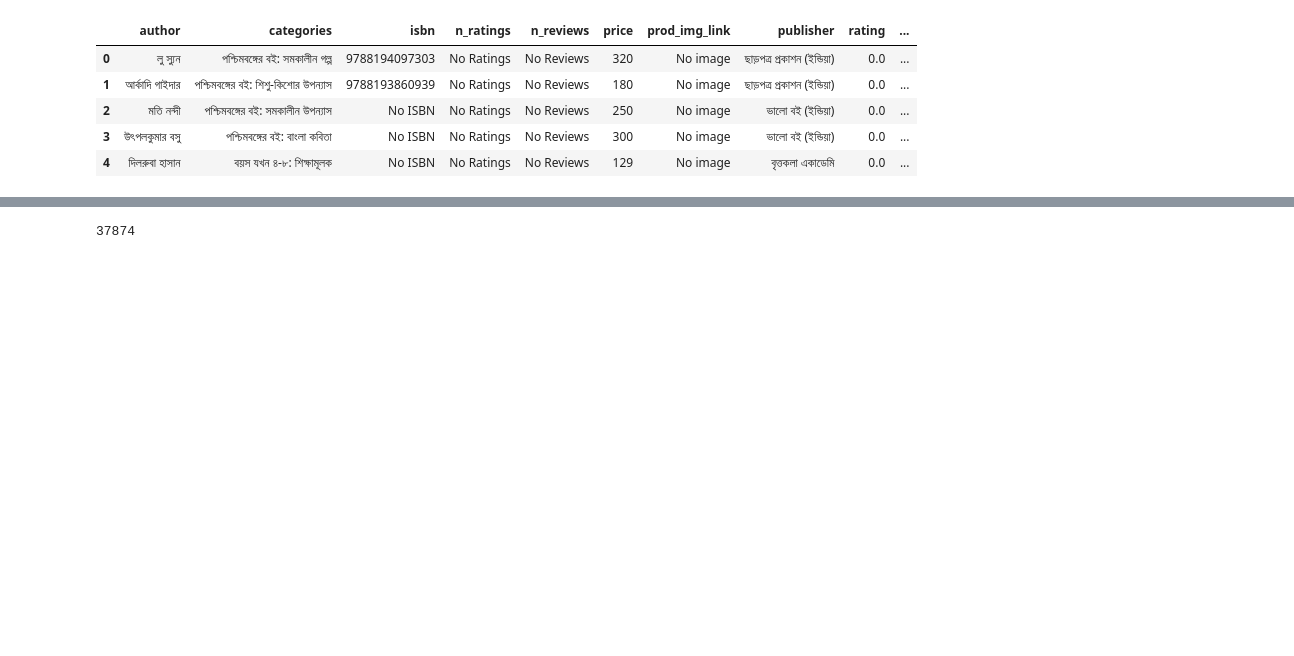
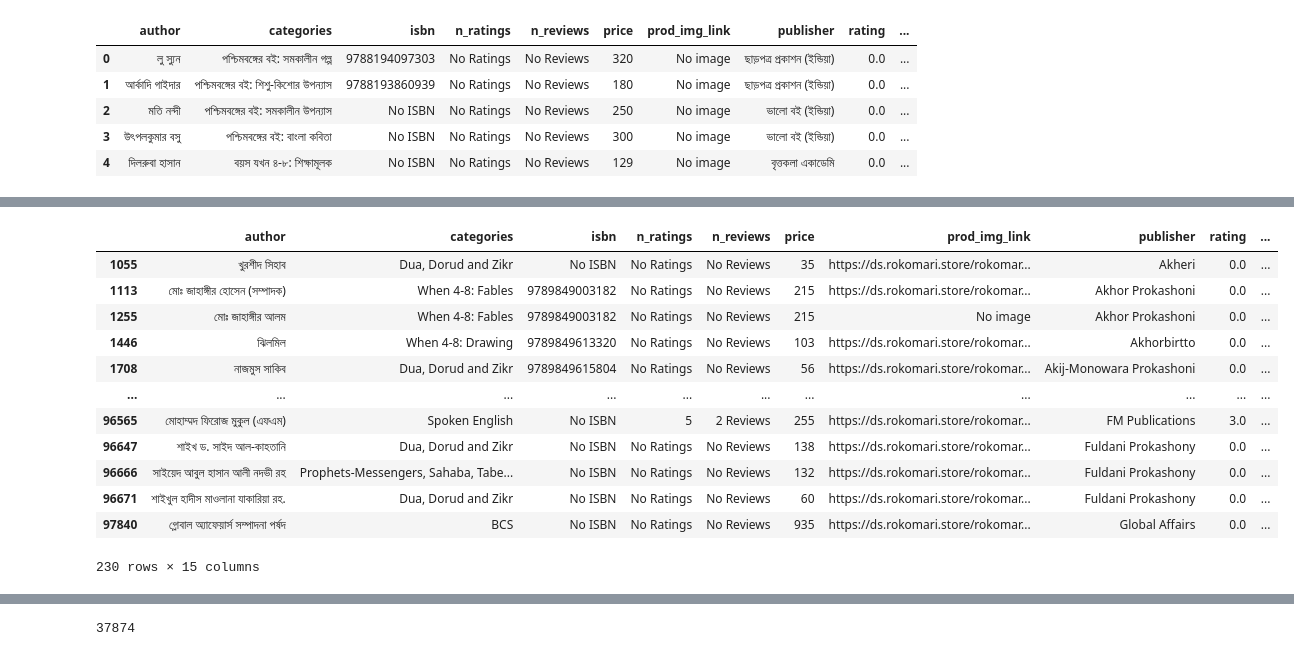
Before and after one commit to Tasfiq-K/recommendation_system_rokomari_books, a Jupyter notebook: preprocessing_bn_books.ipynb, the cells around one changed output, grey strips where cells are left out. Cells and saved outputs as stored; diff of their text form; code cells hidden in the pictures; blank space fills up the shorter version.

```diff
--- a/preprocessing_bn_books.ipynb
+++ b/preprocessing_bn_books.ipynb
@@ -39,0 +132,16 @@ df_bn.head(5)
+# %%
+df_bn.loc[df_bn['language_categories'] == 'de']
+# %% [output]
+|  | author | categories | isbn | n_ratings | n_reviews | price | prod_img_link | publisher | rating | ... |
+| 1055 | খুরশীদ সিহাব | Dua, Dorud and Zikr | No ISBN | No Ratings | No Reviews | 35 | https://ds.rokomari.store/rokomar... | Akheri | 0.0 | ... |
+| 1113 | মোঃ জাহাঙ্গীর হোসেন (সম্পাদক) | When 4-8: Fables | 9789849003182 | No Ratings | No Reviews | 215 | https://ds.rokomari.store/rokomar... | Akhor Prokashoni | 0.0 | ... |
+| 1255 | মোঃ জাহাঙ্গীর আলম | When 4-8: Fables | 9789849003182 | No Ratings | No Reviews | 215 | No image | Akhor Prokashoni | 0.0 | ... |
+| 1446 | ঝিলমিল | When 4-8: Drawing | 9789849613320 | No Ratings | No Reviews | 103 | https://ds.rokomari.store/rokomar... | Akhorbirtto | 0.0 | ... |
+| 1708 | নাজমুস সাকিব | Dua, Dorud and Zikr | 9789849615804 | No Ratings | No Reviews | 56 | https://ds.rokomari.store/rokomar... | Akij-Monowara Prokashoni | 0.0 | ... |
+| ... | ... | ... | ... | ... | ... | ... | ... | ... | ... | ... |
+| 96565 | মোহাম্মদ ফিরোজ মুকুল (এফএম) | Spoken English | No ISBN | 5 | 2 Reviews | 255 | https://ds.rokomari.store/rokomar... | FM Publications | 3.0 | ... |
+| 96647 | শাইখ ড. সাইদ আল-কাহতানি | Dua, Dorud and Zikr | No ISBN | No Ratings | No Reviews | 138 | https://ds.rokomari.store/rokomar... | Fuldani Prokashony | 0.0 | ... |
+| 96666 | সাইয়েদ আবুল হাসান আলী নদভী রহ | Prophets-Messengers, Sahaba, Tabe... | No ISBN | No Ratings | No Reviews | 132 | https://ds.rokomari.store/rokomar... | Fuldani Prokashony | 0.0 | ... |
+| 96671 | শাইখুল হাদীস মাওলানা যাকারিয়া রহ. | Dua, Dorud and Zikr | No ISBN | No Ratings | No Reviews | 60 | https://ds.rokomari.store/rokomar... | Fuldani Prokashony | 0.0 | ... |
+| 97840 | গ্লোবাল অ্যাফেয়ার্স সম্পাদনা পর্ষদ | BCS | No ISBN | No Ratings | No Reviews | 935 | https://ds.rokomari.store/rokomar... | Global Affairs | 0.0 | ... |
+230 rows × 15 columns
```
Also changed, not shown: parts of 14 cells of this notebook.
